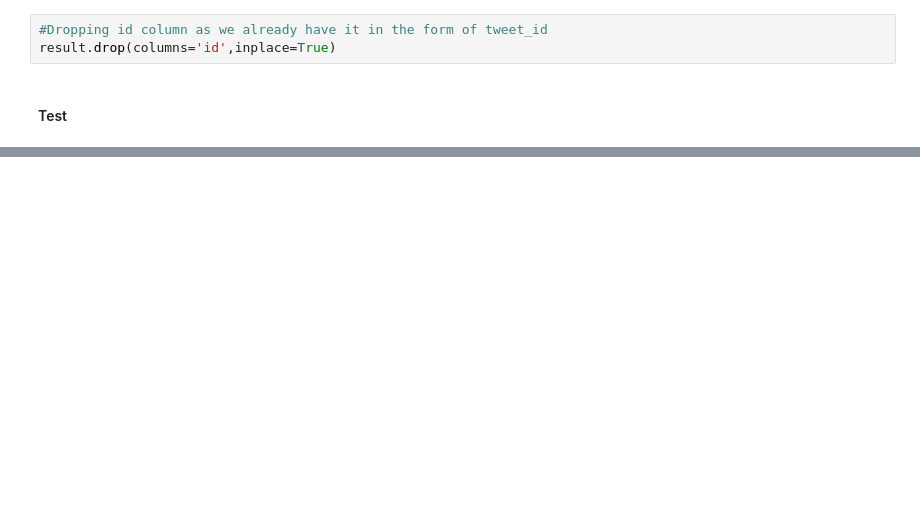
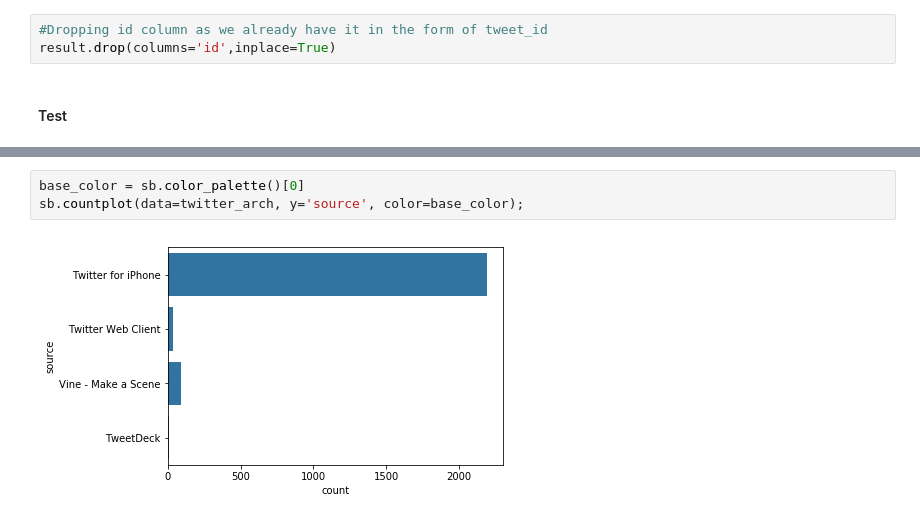
Before and after one commit to akshaybogar/WeRateDogs, a Jupyter notebook: WeRateDogs.ipynb, the cells around one changed output, grey strips where cells are left out. Cells and saved outputs as stored; diff of their text form; blank space fills up the shorter version.

Commit message:
Identify most popular way of accessing twitter

```diff
--- a/WeRateDogs.ipynb
+++ b/WeRateDogs.ipynb
@@ -709,0 +731,5 @@ AttributeError: 'DataFrame' object has no attribute 'dtype'
+# %%
+base_color = sb.color_palette()[0]
+sb.countplot(data=twitter_arch, y='source', color=base_color);
+# %% [output]
+[figure, added]
```
Also changed, not shown: parts of 6 cells of this notebook.
